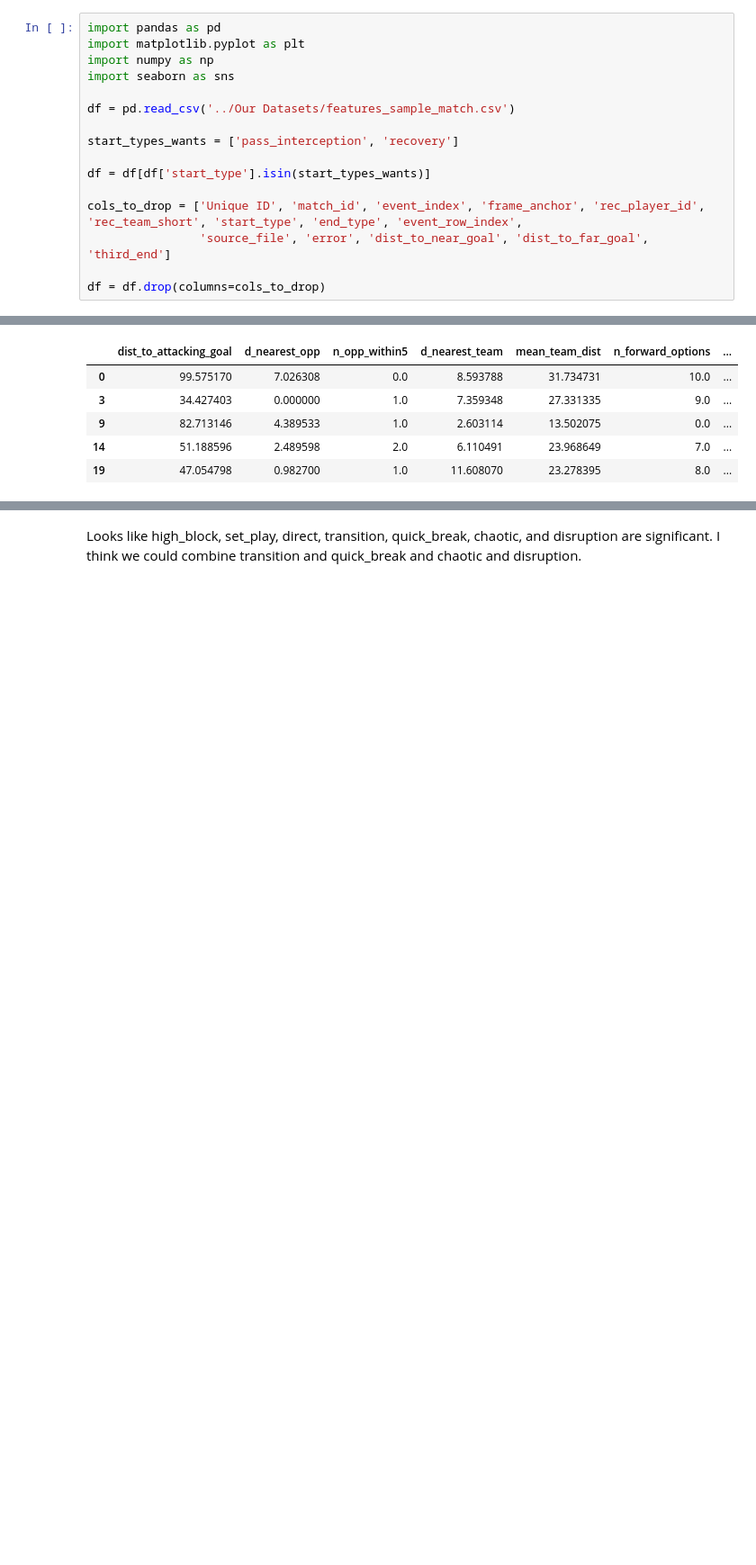
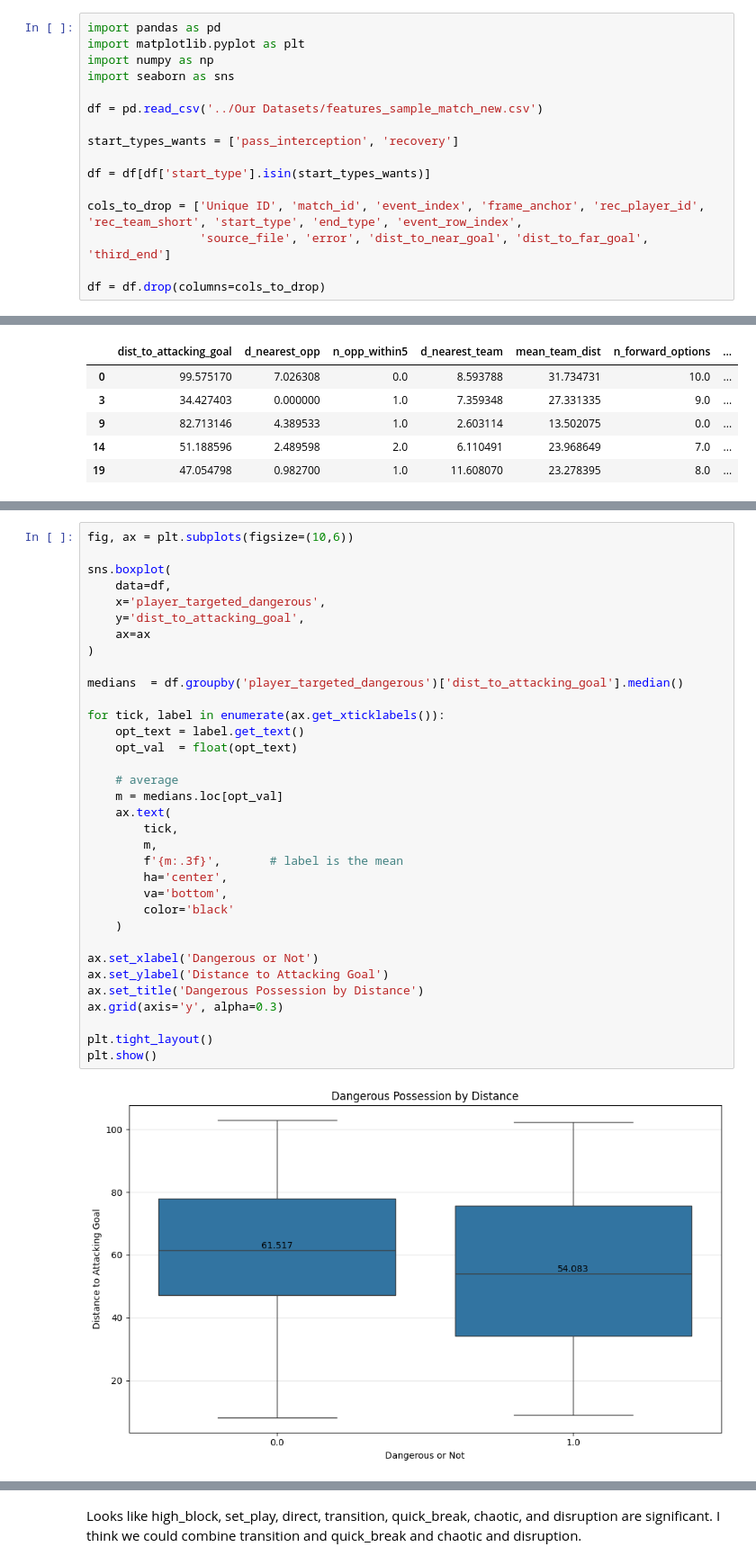
Before and after one commit to naveenelliott/SkillCorner_Tracking_Data_Project, a Jupyter notebook: notebooks/Features_EDA.ipynb, the cells around one changed output, grey strips where cells are left out. Shown: that part at 90% size. Saved outputs shown, nothing was run; the diff lists cells and outputs as text; blank space fills up the shorter version.

```diff
--- a/notebooks/Features_EDA.ipynb
+++ b/notebooks/Features_EDA.ipynb
@@ -4,7 +4,7 @@ import matplotlib.pyplot as plt
 import numpy as np
 import seaborn as sns
 
-df = pd.read_csv('../Our Datasets/features_sample_match.csv')
+df = pd.read_csv('../Our Datasets/features_sample_match_new.csv')
 
 start_types_wants = ['pass_interception', 'recovery']
 
@@ -56,3 +71,39 @@ plt.grid(True, alpha=0.3)
 plt.show()
 # %% [output]
 [figure]
+# %%
+fig, ax = plt.subplots(figsize=(10,6))
+
+sns.boxplot(
+    data=df,
+    x='player_targeted_dangerous',
+    y='dist_to_attacking_goal',
+    ax=ax
+)
+
+medians  = df.groupby('player_targeted_dangerous')['dist_to_attacking_goal'].median()
+
+for tick, label in enumerate(ax.get_xticklabels()):
+    opt_text = label.get_text()
+    opt_val  = float(opt_text)
+
+    # average
+    m = medians.loc[opt_val]
+    ax.text(
+        tick,
+        m,
+        f'{m:.3f}',       # label is the mean
+        ha='center',
+        va='bottom',
+        color='black'
+    )
+
+ax.set_xlabel('Dangerous or Not')
+ax.set_ylabel('Distance to Attacking Goal')
+ax.set_title('Dangerous Possession by Distance')
+ax.grid(axis='y', alpha=0.3)
+
+plt.tight_layout()
+plt.show()
+# %% [output]
+[figure, added]
```
Also changed, not shown: parts of 25 cells of this notebook, 7 other files.
